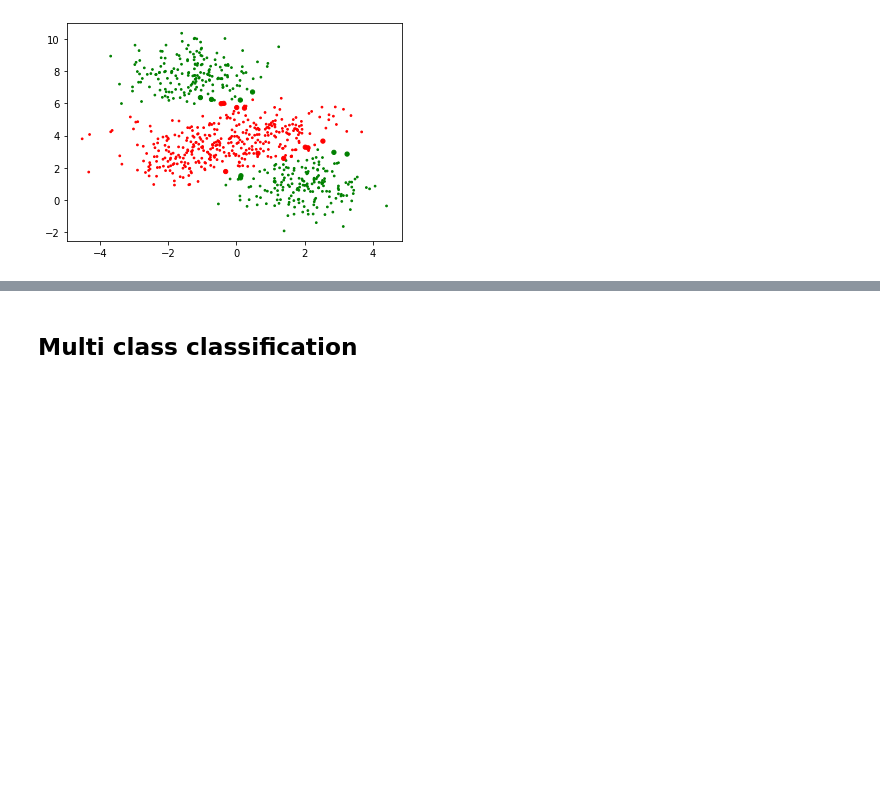
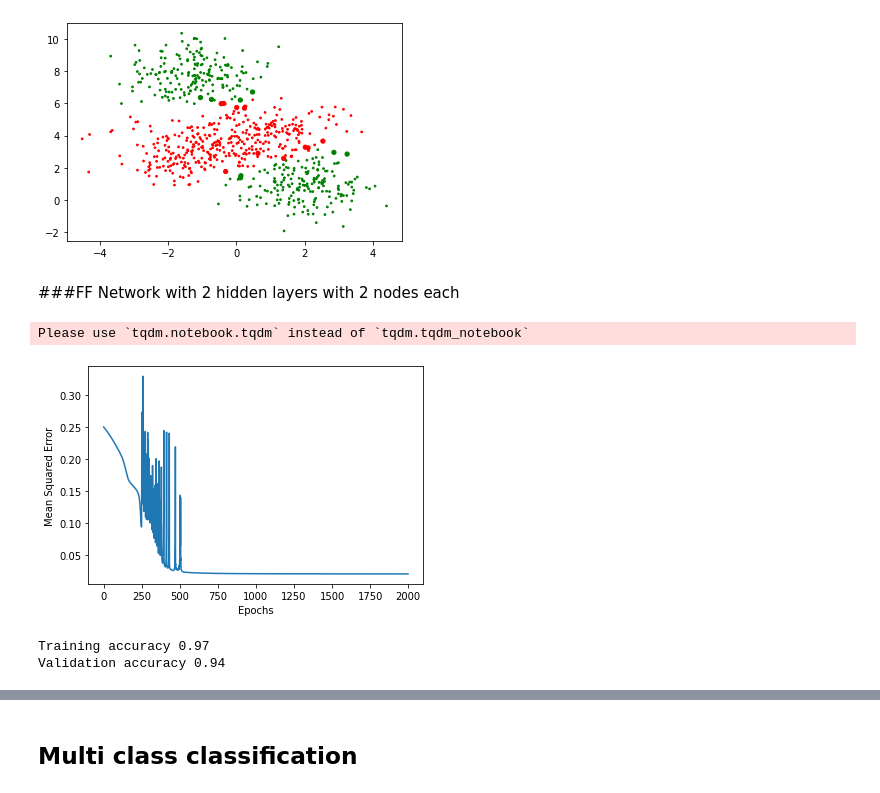
Before and after one commit to binodmathews93/GUVI-DeepLearning, a Jupyter notebook: ScalarBackpropagation.ipynb, the cells around one changed output, grey strips where cells are left out. Drawn from its saved outputs; the diff is of its cells as text; code cells hidden in the pictures; blank space fills up the shorter version.

Commit message:
Added network with 2 hidden layers with 2 nodes each

```diff
--- a/ScalarBackpropagation.ipynb
+++ b/ScalarBackpropagation.ipynb
@@ -360,3 +360,5 @@ plt.scatter(X_train[:,0], X_train[:,1], c=Y_pred_binarised_train, cmap=my_cmap,
 plt.show()
 # %% [output]
 [figure]
+# %% [markdown]
+###FF Network with 2 hidden layers with 2 nodes each
@@ -362,0 +539,20 @@ plt.show()
+# %%
+weight_matrices = []
+ffn2 = FirstFFNetwork2()
+ffn2.fit(X_train, Y_train, epochs=2000, learning_rate=5, display_loss=True, display_weight=True)
+# %% [output]
+Please use `tqdm.notebook.tqdm` instead of `tqdm.tqdm_notebook`
+[figure, added]
+# %%
+Y_pred_train2 = ffn2.predict(X_train)
+Y_pred_binarised_train2 = (Y_pred_train2 >= 0.5).astype("int").ravel()
+Y_pred_val2 = ffn2.predict(X_val)
+Y_pred_binarised_val2 = (Y_pred_val2 >= 0.5).astype("int").ravel()
+accuracy_train2 = accuracy_score(Y_pred_binarised_train2, Y_train)
+accuracy_val2 = accuracy_score(Y_pred_binarised_val2, Y_val)
+
+print("Training accuracy", round(accuracy_train, 2))
+print("Validation accuracy", round(accuracy_val, 2))
+# %% [output]
+Training accuracy 0.97
+Validation accuracy 0.94
```
Also changed, not shown: parts of 3 cells of this notebook.
